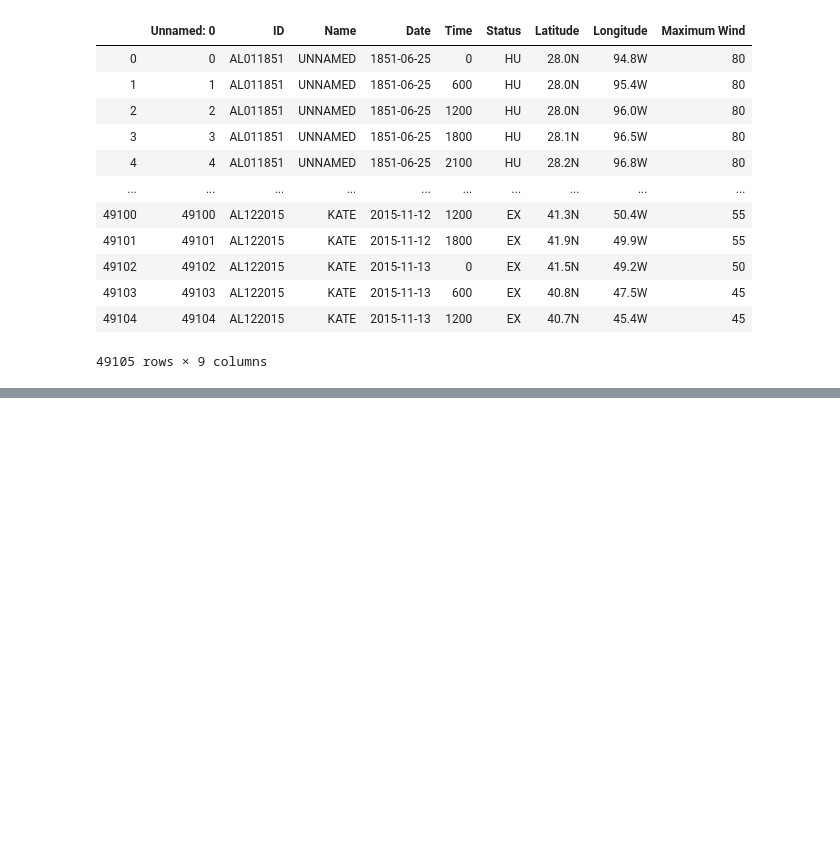
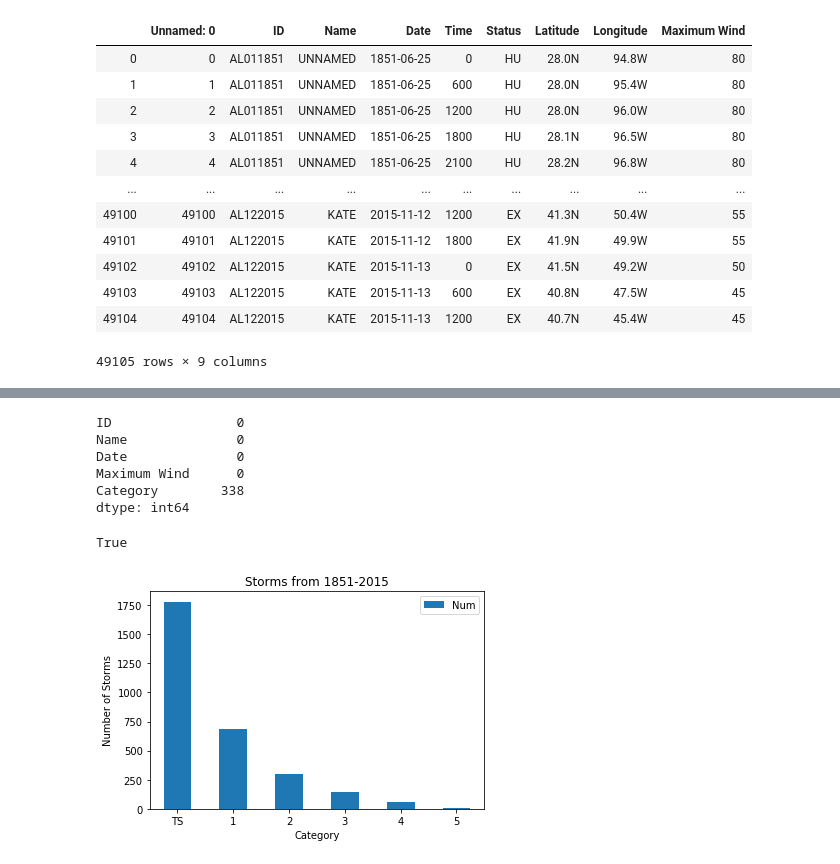
Before and after one commit to henryle-n/Hurricane-History-Analysis, a Jupyter notebook: sarah_work.ipynb, the cells around one changed output, grey strips where cells are left out. Drawn from its saved outputs; the diff is of its cells as text; code cells hidden in the pictures; blank space fills up the shorter version.

```diff
--- a/sarah_work.ipynb
+++ b/sarah_work.ipynb
@@ -70,0 +73,8 @@ maxwnd
+# %%
+#Category 1: 74-95, Category 2: 96-110, category 3: 111-149 cat. 4: 130-156, cat.5 157-190 Category 0: 0-73
+
+bins = [0, 74, 95, 110, 129, 156, 190]
+# Create the names for the four bins
+group_names = ["TS", "1", "2", "3", "4", "5"]
+maxwnd_df['Category'] = pd.cut(maxwnd_df['Maximum Wind'], bins, labels=group_names)
+maxwnd_df.head()
@@ -70,0 +88,25 @@ maxwnd
+# %%
+maxwnd_df.isnull().sum(axis = 0)
+# %% [output]
+ID                0
+Name              0
+Date              0
+Maximum Wind      0
+Category        338
+dtype: int64
+# %%
+maxwnd_df.isnull().values.any()
+# %% [output]
+True
+# %%
+def StormCountByCategory(hurdata2):
+    grouped = maxwnd_df.groupby('Category')['ID'].unique().to_frame().reset_index()
+    grouped['Num'] = grouped['ID'].str.len()
+    grouped.plot.bar(x='Category')
+    plt.ylabel('Number of Storms')
+    plt.xticks(rotation=0)
+    plt.title('Storms from 1851-2015')
+# %%
+StormCountByCategory(maxwnd_df)
+# %% [output]
+[figure, added]
```
Also changed, not shown: parts of 11 cells of this notebook, 1 other file.
